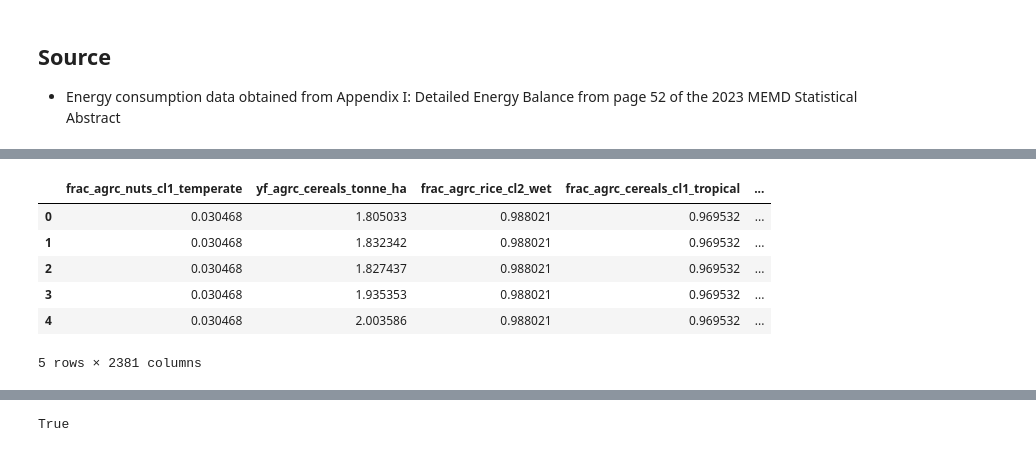
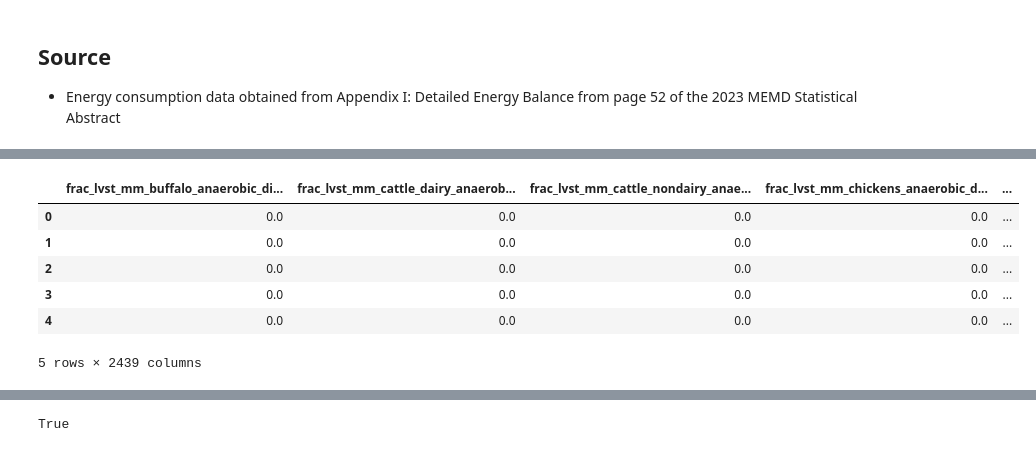
Before and after one commit to sisepuede-framework/ssp_uganda_data, a Jupyter notebook: data_processing/CONSUMPINIT_SCOE_PER_HOUSEHOLDS.ipynb, the cells around one changed output, grey strips where cells are left out. Saved outputs shown, nothing was run; the diff lists cells and outputs as text; code cells hidden in the pictures.

```diff
--- a/data_processing/CONSUMPINIT_SCOE_PER_HOUSEHOLDS.ipynb
+++ b/data_processing/CONSUMPINIT_SCOE_PER_HOUSEHOLDS.ipynb
@@ -77,17 +105,19 @@ INPUT_DATA_DIR_PATH = os.path.join(CURRENT_DIR_PATH, "input_data")
 # %%
 ssp_inputs = cdn._build_from_outputs(
-    merge_type="inner",
-    years_required=(2015, 2030)
+    (2015, 2070),
+    force_complete_build = True,
+    merge_type = "outer",
+    #years_required=
 )
 ssp_inputs.head()
 # %% [output]
-|  | frac_agrc_nuts_cl1_temperate | yf_agrc_cereals_tonne_ha | frac_agrc_rice_cl2_wet | frac_agrc_cereals_cl1_tropical | ... |
-| 0 | 0.030468 | 1.805033 | 0.988021 | 0.969532 | ... |
-| 1 | 0.030468 | 1.832342 | 0.988021 | 0.969532 | ... |
-| 2 | 0.030468 | 1.827437 | 0.988021 | 0.969532 | ... |
-| 3 | 0.030468 | 1.935353 | 0.988021 | 0.969532 | ... |
-| 4 | 0.030468 | 2.003586 | 0.988021 | 0.969532 | ... |
+|  | frac_lvst_mm_buffalo_anaerobic_di... | frac_lvst_mm_cattle_dairy_anaerob... | frac_lvst_mm_cattle_nondairy_anae... | frac_lvst_mm_chickens_anaerobic_d... | ... |
+| 0 | 0.0 | 0.0 | 0.0 | 0.0 | ... |
+| 1 | 0.0 | 0.0 | 0.0 | 0.0 | ... |
+| 2 | 0.0 | 0.0 | 0.0 | 0.0 | ... |
+| 3 | 0.0 | 0.0 | 0.0 | 0.0 | ... |
+| 4 | 0.0 | 0.0 | 0.0 | 0.0 | ... |
-5 rows × 2381 columns
+5 rows × 2439 columns
 # %%
 ssp_outputs = cdn._SISEPUEDE_MODELS.model_socioeconomic(ssp_inputs)[0]
 ssp_outputs.head()
```
Also changed, not shown: parts of 7 cells of this notebook, 20 other files.
